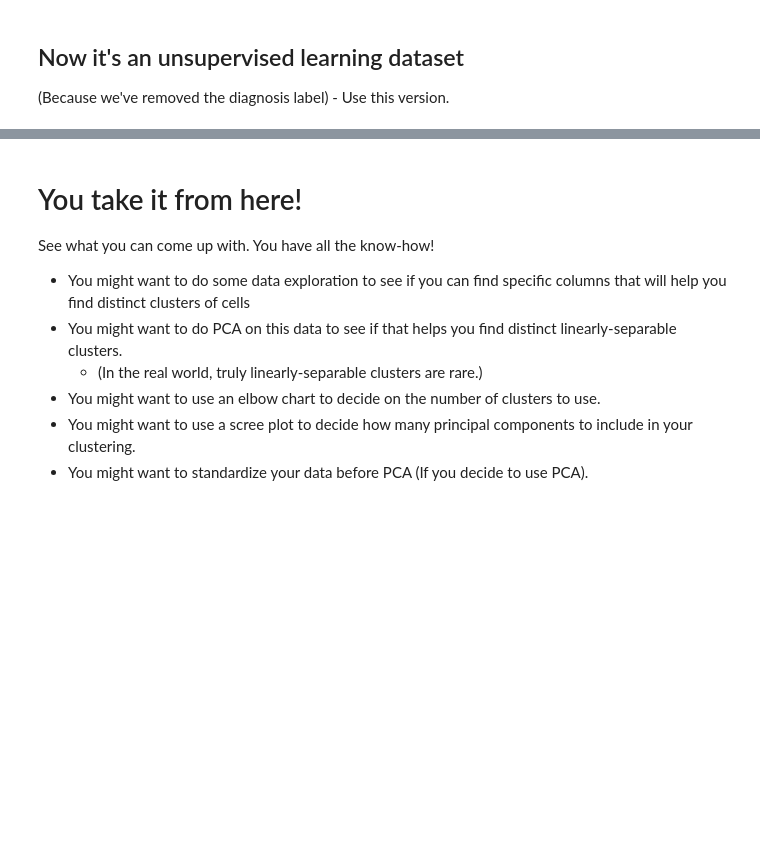
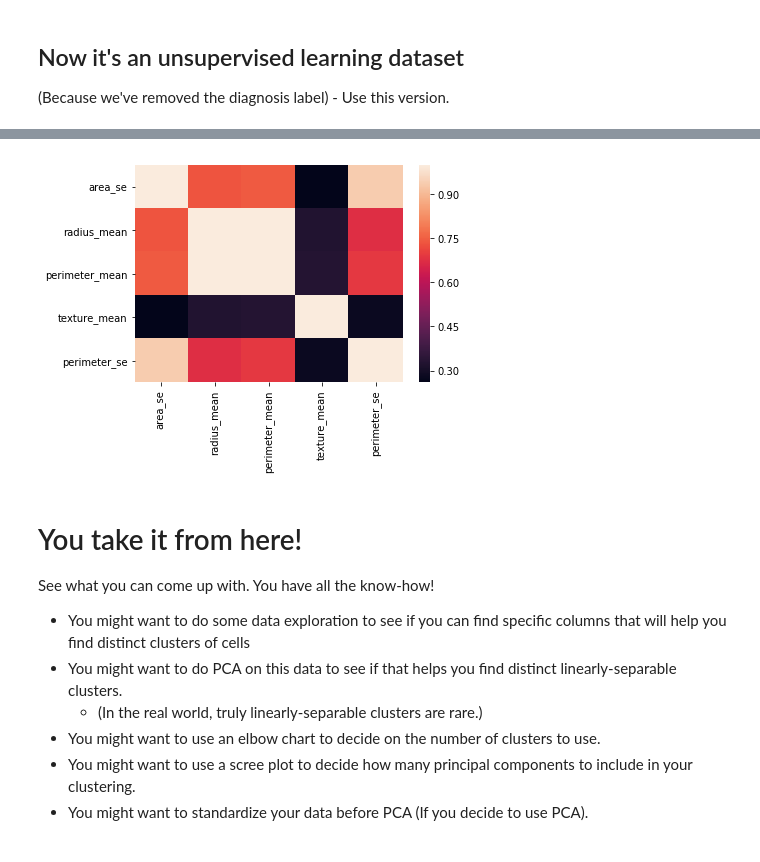
Before and after one commit to bloominstituteoftechnology/DS-Unit-1-Sprint-4-Linear-Algebra, a Jupyter notebook: module4-clustering/Cell_Clustering_Assignment.ipynb, the cells around one changed output, grey strips where cells are left out. Saved outputs shown, nothing was run; the diff lists cells and outputs as text; code cells hidden in the pictures; blank space fills up the shorter version.

```diff
--- a/module4-clustering/Cell_Clustering_Assignment.ipynb
+++ b/module4-clustering/Cell_Clustering_Assignment.ipynb
@@ -49,0 +159,2 @@ df.head()
+# %%
+hivi = df[['area_se','radius_mean','perimeter_mean','texture_mean','perimeter_se']].copy()
@@ -50,3 +187,7 @@ df.head()
+# %%
+sns.heatmap(hivi.corr());
+# %% [output]
+[figure, added]
 # %% [markdown]
 # You take it from here!
 
```
Also changed, not shown: parts of 16 cells of this notebook.
